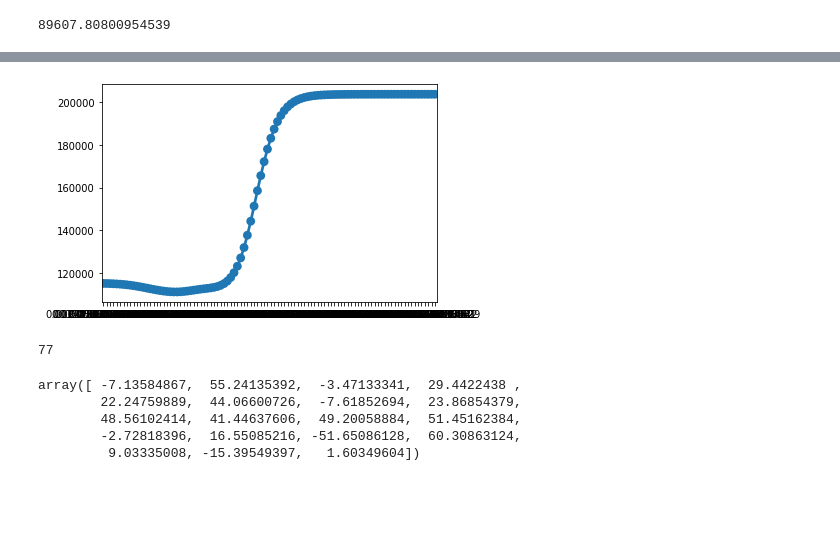
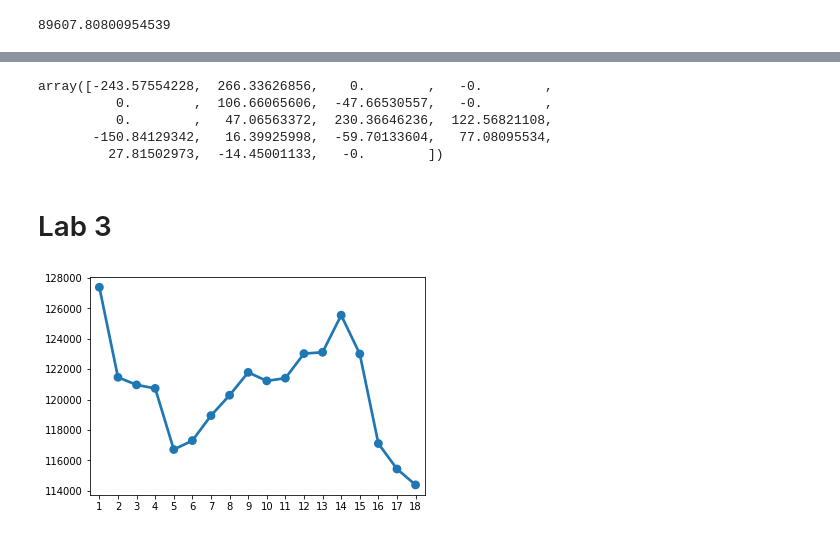
Before and after one commit to vivialprt/ISLR, a Jupyter notebook: Chapter6/Labs.ipynb, the cells around one changed output, grey strips where cells are left out. Saved outputs shown, nothing was run; the diff lists cells and outputs as text; code cells hidden in the pictures; blank space fills up the shorter version.

```diff
--- a/Chapter6/Labs.ipynb
+++ b/Chapter6/Labs.ipynb
@@ -386,11 +386,12 @@ mse(test_y, model.predict(test_X))
 # %% [output]
 89607.80800954539
 # %%
-cv = KFold(n_splits=10, shuffle=True, random_state=22)
+lambdas = np.logspace(-3, 5, 20).round(3)
+cv = KFold(n_splits=10, shuffle=True, random_state=10)
 res = pd.Series(index=lambdas, dtype=np.float64)
 for l in lambdas:
     lambda_res = []
     for train, test in cv.split(std_X):
-        model = Ridge(alpha=l, normalize=False).fit(std_X.iloc[train], y.iloc[train])
+        model = Ridge(alpha=l, normalize=False, max_iter=5000).fit(std_X.iloc[train], y.iloc[train])
         lambda_res.append(mse(y.iloc[test], model.predict(std_X.iloc[test])))
     res.loc[l] = np.mean(lambda_res)
@@ -396,0 +413,10 @@ for l in lambdas:
+# %%
+lambdas = np.logspace(-3, 5, 20).round(3)
+cv = KFold(n_splits=10, shuffle=True, random_state=10)
+res = pd.Series(index=lambdas, dtype=np.float64)
+for l in lambdas:
+    lambda_res = []
+    for train, test in cv.split(std_X):
+        model = Lasso(alpha=l, normalize=False, max_iter=5000).fit(std_X.iloc[train], y.iloc[train])
+        lambda_res.append(mse(y.iloc[test], model.predict(std_X.iloc[test])))
+    res.loc[l] = np.mean(lambda_res)
@@ -396,0 +429,11 @@ for l in lambdas:
+# %%
+best_model = Lasso(alpha=best, normalize=False).fit(std_X, y)
+best_model.coef_
+# %% [output]
+array([-243.57554228,  266.33626856,    0.        ,   -0.        ,
+          0.        ,  106.66065606,  -47.66530557,   -0.        ,
+          0.        ,   47.06563372,  230.36646236,  122.56821108,
+       -150.84129342,   16.39925998,  -59.70133604,   77.08095534,
+         27.81502973,  -14.45001133,   -0.        ])
+# %% [markdown]
+# Lab 3
@@ -397,17 +444,23 @@ for l in lambdas:
+# %%
+X = data.drop(['Salary'], axis=1)
+std_X = X / X.std()
+y = data.Salary
+# %%
+cv = KFold(n_splits=10, shuffle=True, random_state=13)
+res = pd.Series(index=pd.RangeIndex(1, X_reduced.shape[1]), dtype=np.float64)
+X_train, X_test, y_train, y_test = train_test_split(std_X, y, test_size=0.25, random_state=1)
+pca_train = PCA()
+pca_test = PCA()
+X_reduced_train = pca_train.fit_transform(X_train)
+X_reduced_test = pca_test.fit_transform(X_test)
+for num_components in range(1, X_reduced.shape[1]):
+    cv_scores = []
+    for train, test in cv.split(X_reduced_train):
+        model = LinearRegression().fit(X_reduced_train[train, :num_components], y_train.iloc[train])
+        cv_scores.append(mse(y_train.iloc[test], model.predict(X_reduced_train[test, :num_components])))
+    res.loc[num_components] = np.mean(cv_scores)
 # %%
 ax = sns.pointplot(res.index, res)
+best = res.index[res.argmin()]
 # %% [output]
-[figure, old version]
+[figure, new version]
-# %%
-res.argmin()
-# %% [output]
-77
-# %%
-best_model = Ridge(alpha=77, normalize=False).fit(std_X, y)
-best_model.coef_
-# %% [output]
-array([ -7.13584867,  55.24135392,  -3.47133341,  29.4422438 ,
-        22.24759889,  44.06600726,  -7.61852694,  23.86854379,
-        48.56102414,  41.44637606,  49.20058884,  51.45162384,
-        -2.72818396,  16.55085216, -51.65086128,  60.30863124,
-         9.03335008, -15.39549397,   1.60349604])
```
Also changed, not shown: parts of 18 cells of this notebook.
